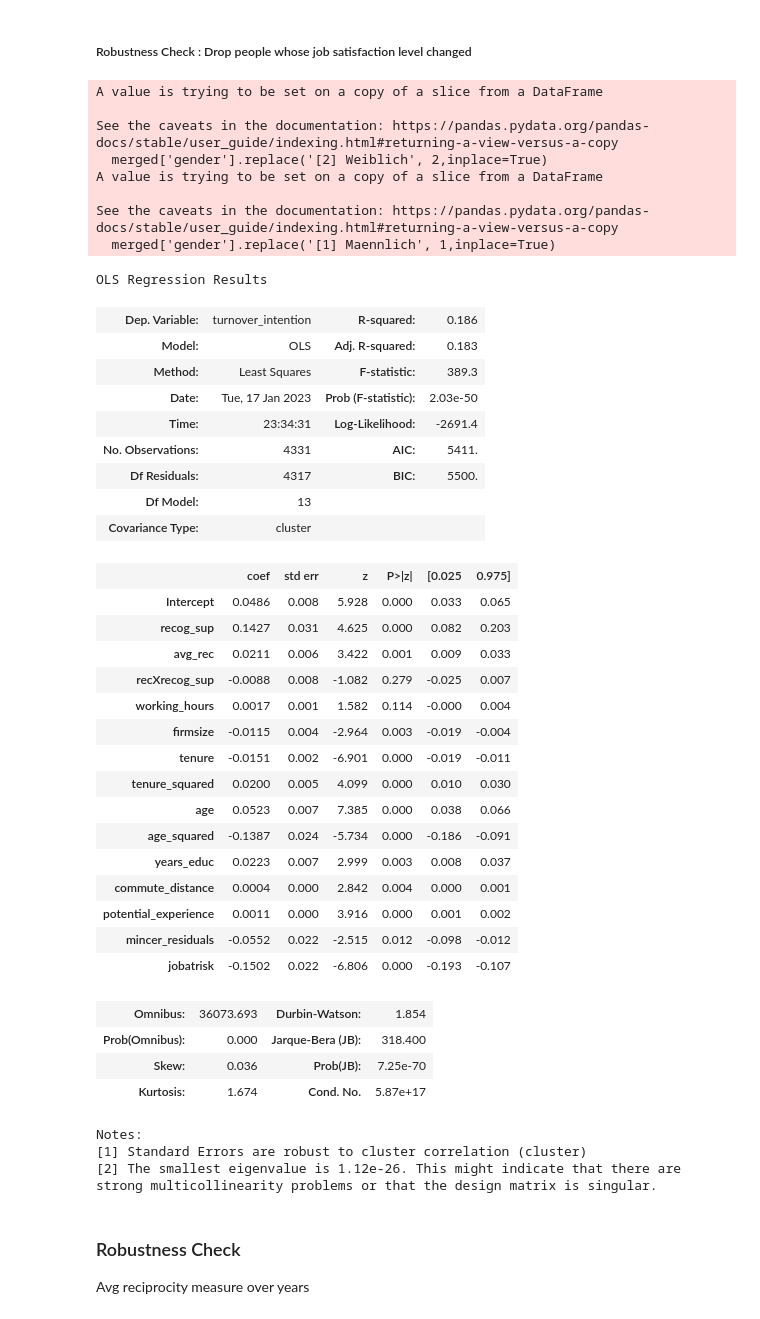
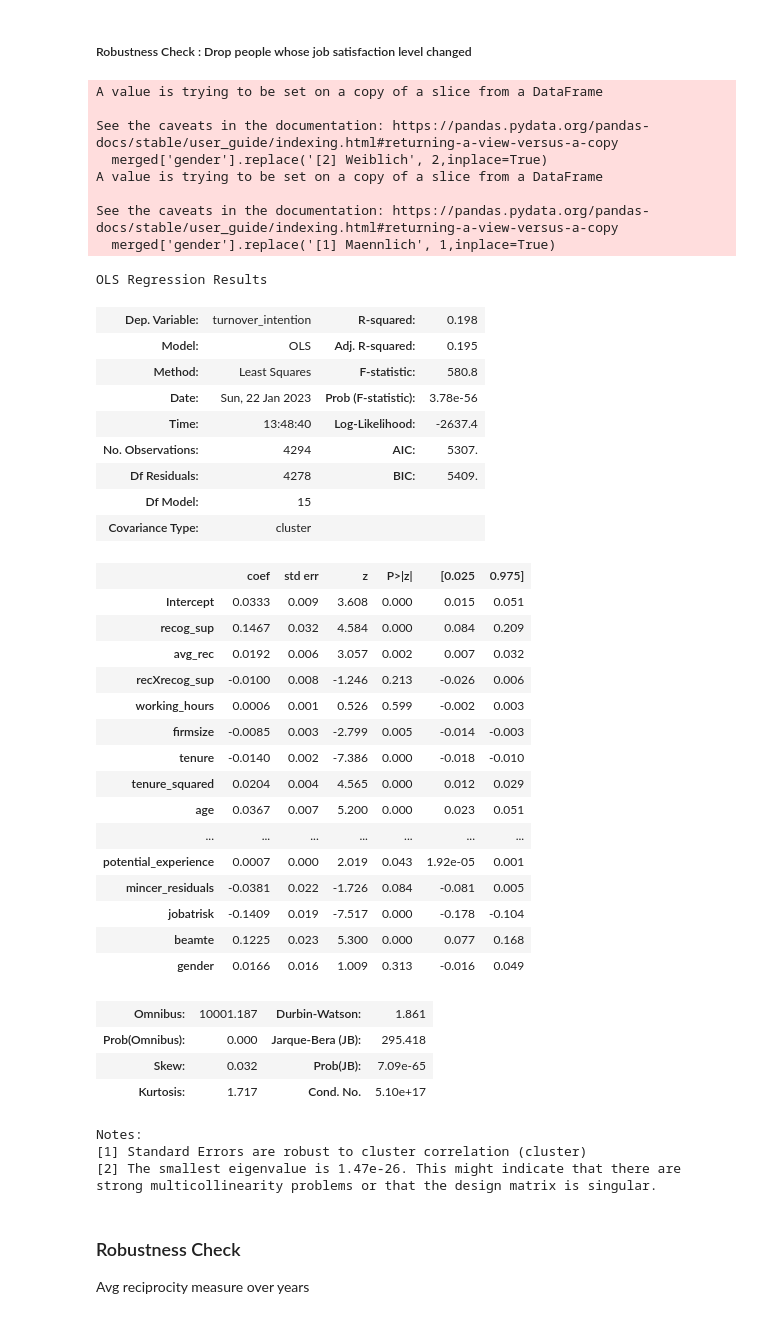
Before and after one commit to maxxxbb/ResearchModule, a Jupyter notebook: src/data_management/FirstRegression.ipynb, the cells around one changed output. Saved outputs shown, nothing was run; the diff lists cells and outputs as text; code cells hidden in the pictures.

```diff
--- a/src/data_management/FirstRegression.ipynb
+++ b/src/data_management/FirstRegression.ipynb
@@ -50,8 +50,8 @@ df_06 = data06.rename(columns={ 'wp43b01': 'recog_sup', 'wp43b02': 'felt_recog_s
 #read in 2007 data
 # here left out 'xp8601' for school degree since we have it in another module also 'xp0102' : 'work_satisfaction' for the beginning
 #for outcome and all controls
-data3= pd.read_stata(file_paths[2], columns=["pid", "hid", "syear", 'xp13101' , 'xp13102', 'xp2701', 'xp7302','xp7202','xp28', 'xp3001' ,  'xp5701' , 'xp0102' , 'xp2702', 'xp149']).set_index(['pid', 'hid'])
-df_07 = data3.rename(columns= {'xp13101':'gender','xp13102': 'year_birth' ,'xp2701': 'turnover_intention' , 'xp7302': 'wage_lastmonth','xp7202': 'overtime','xp28': 'new_job', 'xp3001': 'reason_new_job',  'xp5701' : 'commute_distance' , "xp0102" : "work_satisfaction" , 'xp2702' : "fear_losingjob" , 'xp149' : 'life_satisfaction'})
+data3= pd.read_stata(file_paths[2], columns=["pid", "hid", "syear", 'xp13101' , 'xp13102', 'xp2701', 'xp7302','xp7202','xp28', 'xp3001' ,  'xp5701' , 'xp0102' , 'xp2702', 'xp149' , 'xp40']).set_index(['pid', 'hid'])
+df_07 = data3.rename(columns= {'xp13101':'gender','xp13102': 'year_birth' ,'xp2701': 'turnover_intention' , 'xp7302': 'wage_lastmonth','xp7202': 'overtime','xp28': 'new_job', 'xp3001': 'reason_new_job',  'xp5701' : 'commute_distance' , "xp0102" : "work_satisfaction" , 'xp2702' : "fear_losingjob" , 'xp149' : 'life_satisfaction' , 'xp40' : 'beamte'})
 # %%
 # read in 2007 data from work module
 
@@ -296,6 +296,7 @@ def recode_categoricals(inputdf,rc_cardinal = 0):
     merged['new_job']= merged['new_job'].map(new_job_mapping)
     # recode sector
     merged['sector'] = merged['sector'].map(sector_map)
+    merged['beamte'] = merged['beamte'].map(recog_mapping)
     # recode job satisfaction
     merged['work_satisfaction']= merged['work_satisfaction'].map(satisfaction_mapping)
     merged['life_satisfaction'] = merged['life_satisfaction'].map(satisfaction_mapping)
@@ -352,7 +353,7 @@ def merge_and_clean(df_05,df_06,df_07,work07,rc_cardinal = 0,rc_rec_binary=0):
     recoded["school_degree"] = recoded["school_degree"].map(reversed_mapping_schoold)
     recoded["sector"] = recoded["sector"].map(reversed_mapping_sector)
     # transform binary variables with 1 and 2 into 1 and 0
-    columns_to_transform = ["recog_sup","recog_effort", "recog_pay", "recog_personal" ,"gender", "turnover_intention", "new_job" , "jobatrisk"]
+    columns_to_transform = ["recog_sup","recog_effort", "recog_pay", "recog_personal" ,"gender", "turnover_intention", "new_job" , "jobatrisk" , "beamte"]
 
     # Iterate over the columns and replace the values 2 with 0
     for col in columns_to_transform:
@@ -685,64 +686,64 @@ dfworksatisfation = include_jobchangers(add_mincer_residuals(merge_and_clean(df_
 # specify columns which we need for regression by dropping everything else
 
 df_rc_ws = dfworksatisfation.drop(columns=['similar_problems', 'take_revenge', 'insult_back', 'felt_recog_sup', 'felt_recog_effort',
        'recog_personal', 'felt_recog_personal', 'recog_pay', 'felt_recog_pay', 'year_birth', 'new_job',
        'reason_new_job', 'school_degree','overtime', 'recog_effort','wage_lastmonth', 'rec1' , 'rec2' , 'rec3' , 'rec4', 'rec5' , 'rec6' , 'rec7' ,'work_satisfaction'])
 #  included 'recog_effort'again , excluded overtime due to sample size and wage last month """
 # add interaction term
 df_rc_ws["recXrecog_sup"] = df_rc_ws["recog_sup"] * df_rc_ws["avg_rec"]
 # drop missing data in regression dataframe
 df_rc_ws.dropna(inplace=True)
 
-formula_main = 'turnover_intention ~ recog_sup + avg_rec + recXrecog_sup + working_hours + firmsize + tenure + tenure_squared + age + age_squared + years_educ + commute_distance + potential_experience + mincer_residuals + jobatrisk'
+formula_main = 'turnover_intention ~ recog_sup + avg_rec + recXrecog_sup + working_hours + firmsize + tenure + tenure_squared + age + age_squared + years_educ + commute_distance + potential_experience + mincer_residuals + jobatrisk + beamte + gender'
 # Fit the regression and cluster on the sector variable
 reg = smf.ols(formula_main, data=df_rc_ws).fit(cov_type='cluster', cov_kwds={'groups': df_rc_ws['sector']})
 
 # Print the regression results
 summary = reg.summary()
 #print(summary.as_latex())
 summary
 # %% [output]
 A value is trying to be set on a copy of a slice from a DataFrame
 
 See the caveats in the documentation: https://pandas.pydata.org/pandas-docs/stable/user_guide/indexing.html#returning-a-view-versus-a-copy
   merged['gender'].replace('[2] Weiblich', 2,inplace=True)
 A value is trying to be set on a copy of a slice from a DataFrame
 
 See the caveats in the documentation: https://pandas.pydata.org/pandas-docs/stable/user_guide/indexing.html#returning-a-view-versus-a-copy
   merged['gender'].replace('[1] Maennlich', 1,inplace=True)
 OLS Regression Results
-| Dep. Variable: | turnover_intention | R-squared: | 0.186 |
-| Model: | OLS | Adj. R-squared: | 0.183 |
-| Method: | Least Squares | F-statistic: | 389.3 |
-| Date: | Tue, 17 Jan 2023 | Prob (F-statistic): | 2.03e-50 |
-| Time: | 23:34:31 | Log-Likelihood: | -2691.4 |
-| No. Observations: | 4331 | AIC: | 5411. |
-| Df Residuals: | 4317 | BIC: | 5500. |
-| Df Model: | 13 |  |  |
+| Dep. Variable: | turnover_intention | R-squared: | 0.198 |
+| Model: | OLS | Adj. R-squared: | 0.195 |
+| Method: | Least Squares | F-statistic: | 580.8 |
+| Date: | Sun, 22 Jan 2023 | Prob (F-statistic): | 3.78e-56 |
+| Time: | 13:48:40 | Log-Likelihood: | -2637.4 |
+| No. Observations: | 4294 | AIC: | 5307. |
+| Df Residuals: | 4278 | BIC: | 5409. |
+| Df Model: | 15 |  |  |
 | Covariance Type: | cluster |  |  |
 |  | coef | std err | z | P>|z| | [0.025 | 0.975] |
-| Intercept | 0.0486 | 0.008 | 5.928 | 0.000 | 0.033 | 0.065 |
-| recog_sup | 0.1427 | 0.031 | 4.625 | 0.000 | 0.082 | 0.203 |
-| avg_rec | 0.0211 | 0.006 | 3.422 | 0.001 | 0.009 | 0.033 |
-| recXrecog_sup | -0.0088 | 0.008 | -1.082 | 0.279 | -0.025 | 0.007 |
-| working_hours | 0.0017 | 0.001 | 1.582 | 0.114 | -0.000 | 0.004 |
-| firmsize | -0.0115 | 0.004 | -2.964 | 0.003 | -0.019 | -0.004 |
-| tenure | -0.0151 | 0.002 | -6.901 | 0.000 | -0.019 | -0.011 |
-| tenure_squared | 0.0200 | 0.005 | 4.099 | 0.000 | 0.010 | 0.030 |
-| age | 0.0523 | 0.007 | 7.385 | 0.000 | 0.038 | 0.066 |
-| age_squared | -0.1387 | 0.024 | -5.734 | 0.000 | -0.186 | -0.091 |
-| years_educ | 0.0223 | 0.007 | 2.999 | 0.003 | 0.008 | 0.037 |
-| commute_distance | 0.0004 | 0.000 | 2.842 | 0.004 | 0.000 | 0.001 |
-| potential_experience | 0.0011 | 0.000 | 3.916 | 0.000 | 0.001 | 0.002 |
-| mincer_residuals | -0.0552 | 0.022 | -2.515 | 0.012 | -0.098 | -0.012 |
-| jobatrisk | -0.1502 | 0.022 | -6.806 | 0.000 | -0.193 | -0.107 |
+| Intercept | 0.0333 | 0.009 | 3.608 | 0.000 | 0.015 | 0.051 |
+| recog_sup | 0.1467 | 0.032 | 4.584 | 0.000 | 0.084 | 0.209 |
+| avg_rec | 0.0192 | 0.006 | 3.057 | 0.002 | 0.007 | 0.032 |
+| recXrecog_sup | -0.0100 | 0.008 | -1.246 | 0.213 | -0.026 | 0.006 |
+| working_hours | 0.0006 | 0.001 | 0.526 | 0.599 | -0.002 | 0.003 |
+| firmsize | -0.0085 | 0.003 | -2.799 | 0.005 | -0.014 | -0.003 |
+| tenure | -0.0140 | 0.002 | -7.386 | 0.000 | -0.018 | -0.010 |
+| tenure_squared | 0.0204 | 0.004 | 4.565 | 0.000 | 0.012 | 0.029 |
+| age | 0.0367 | 0.007 | 5.200 | 0.000 | 0.023 | 0.051 |
+| ... | ... | ... | ... | ... | ... | ... |
+| potential_experience | 0.0007 | 0.000 | 2.019 | 0.043 | 1.92e-05 | 0.001 |
+| mincer_residuals | -0.0381 | 0.022 | -1.726 | 0.084 | -0.081 | 0.005 |
+| jobatrisk | -0.1409 | 0.019 | -7.517 | 0.000 | -0.178 | -0.104 |
+| beamte | 0.1225 | 0.023 | 5.300 | 0.000 | 0.077 | 0.168 |
+| gender | 0.0166 | 0.016 | 1.009 | 0.313 | -0.016 | 0.049 |
-| Omnibus: | 36073.693 | Durbin-Watson: | 1.854 |
-| Prob(Omnibus): | 0.000 | Jarque-Bera (JB): | 318.400 |
-| Skew: | 0.036 | Prob(JB): | 7.25e-70 |
-| Kurtosis: | 1.674 | Cond. No. | 5.87e+17 |
+| Omnibus: | 10001.187 | Durbin-Watson: | 1.861 |
+| Prob(Omnibus): | 0.000 | Jarque-Bera (JB): | 295.418 |
+| Skew: | 0.032 | Prob(JB): | 7.09e-65 |
+| Kurtosis: | 1.717 | Cond. No. | 5.10e+17 |
 Notes:
 [1] Standard Errors are robust to cluster correlation (cluster)
-[2] The smallest eigenvalue is 1.12e-26. This might indicate that there are
+[2] The smallest eigenvalue is 1.47e-26. This might indicate that there are
 strong multicollinearity problems or that the design matrix is singular.
 # %% [markdown]
 ### Robustness Check
```
Also changed, not shown: parts of 8 cells of this notebook, 1 other file.
